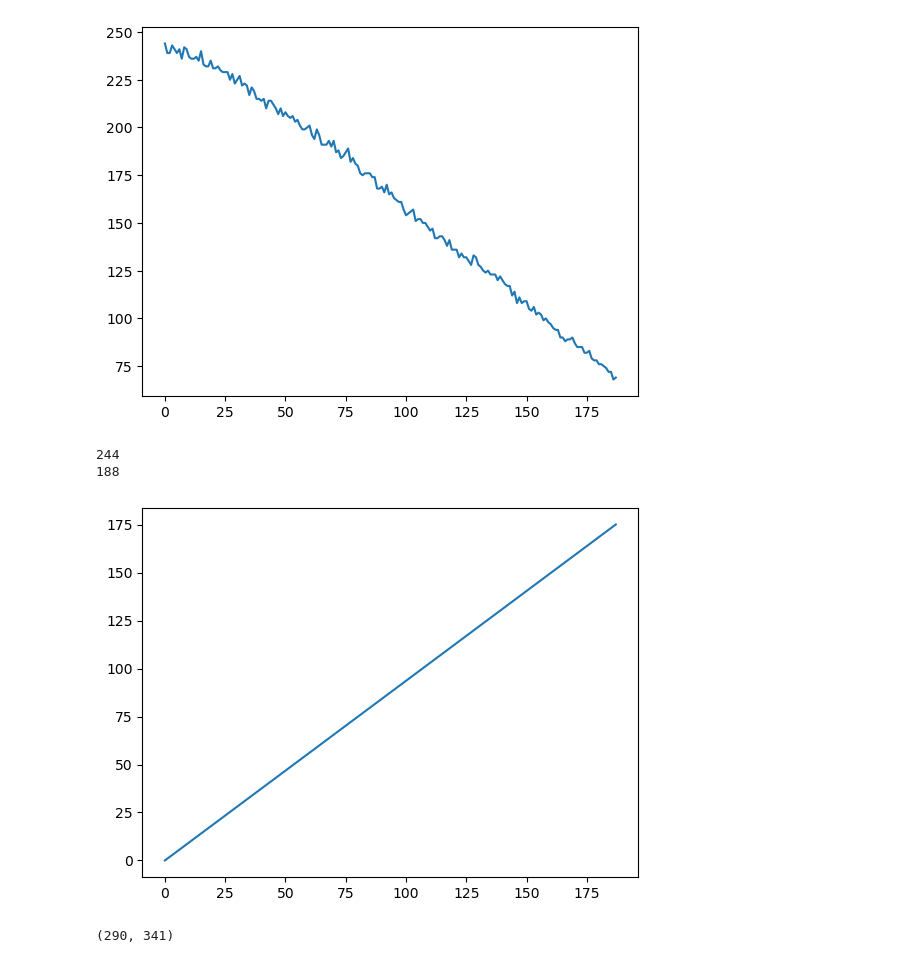
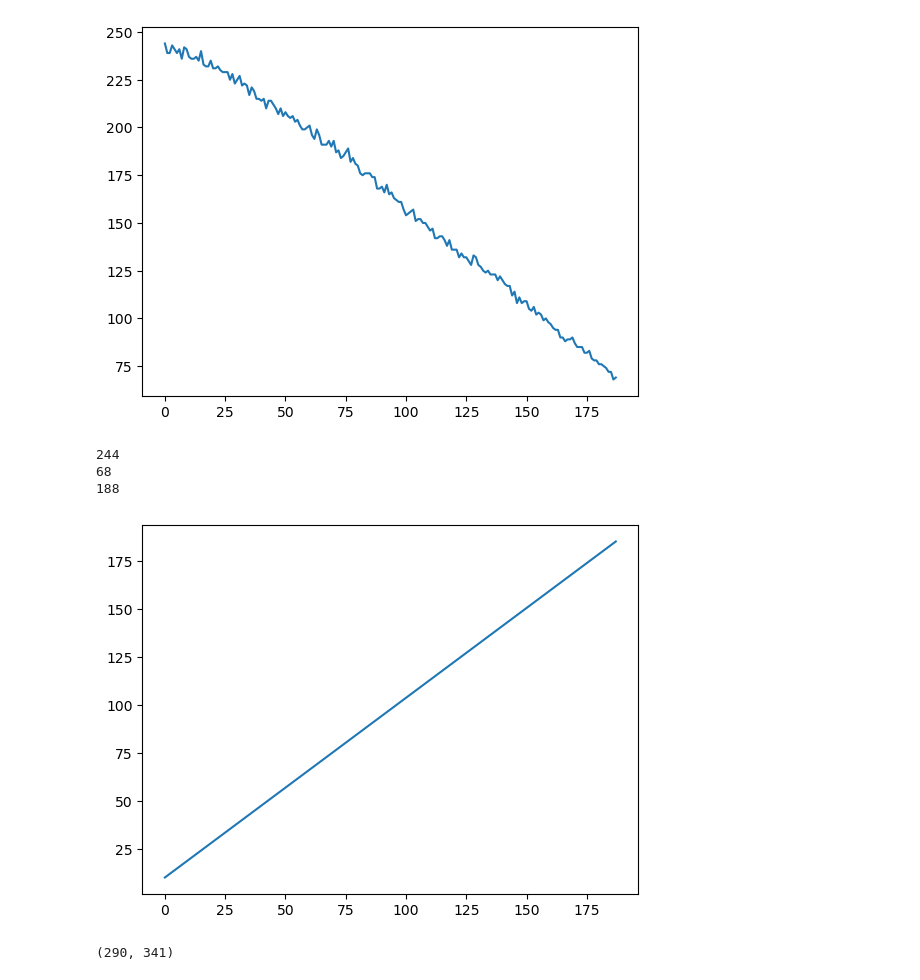
Before and after one commit to Lilian-GA/Nematode_status_assay, a Jupyter notebook: one_image_test.ipynb, the cells around one changed output. Cells and saved outputs as stored; diff of their text form; code cells hidden in the pictures.

```diff
--- a/one_image_test.ipynb
+++ b/one_image_test.ipynb
@@ -100,18 +100,20 @@ plt.show()
 [figure]
 # %%
 print(np.max(line))
+print(np.min(line))
 print(len(line))
 # %% [output]
 244
+68
 188
 # %%
 def lum(line,d):
-    return d*(max(line)-min(line))/188
+    return 10 + d*(max(line)-min(line))/188
 
 plt.plot(lum(line,np.arange(188)))
 plt.show()
 # %% [output]
-[figure, old version]
+[figure, new version]
 # %%
 n,p = empty_window.shape
 barycenter_i = 0
```
Also changed, not shown: parts of 9 cells of this notebook.
